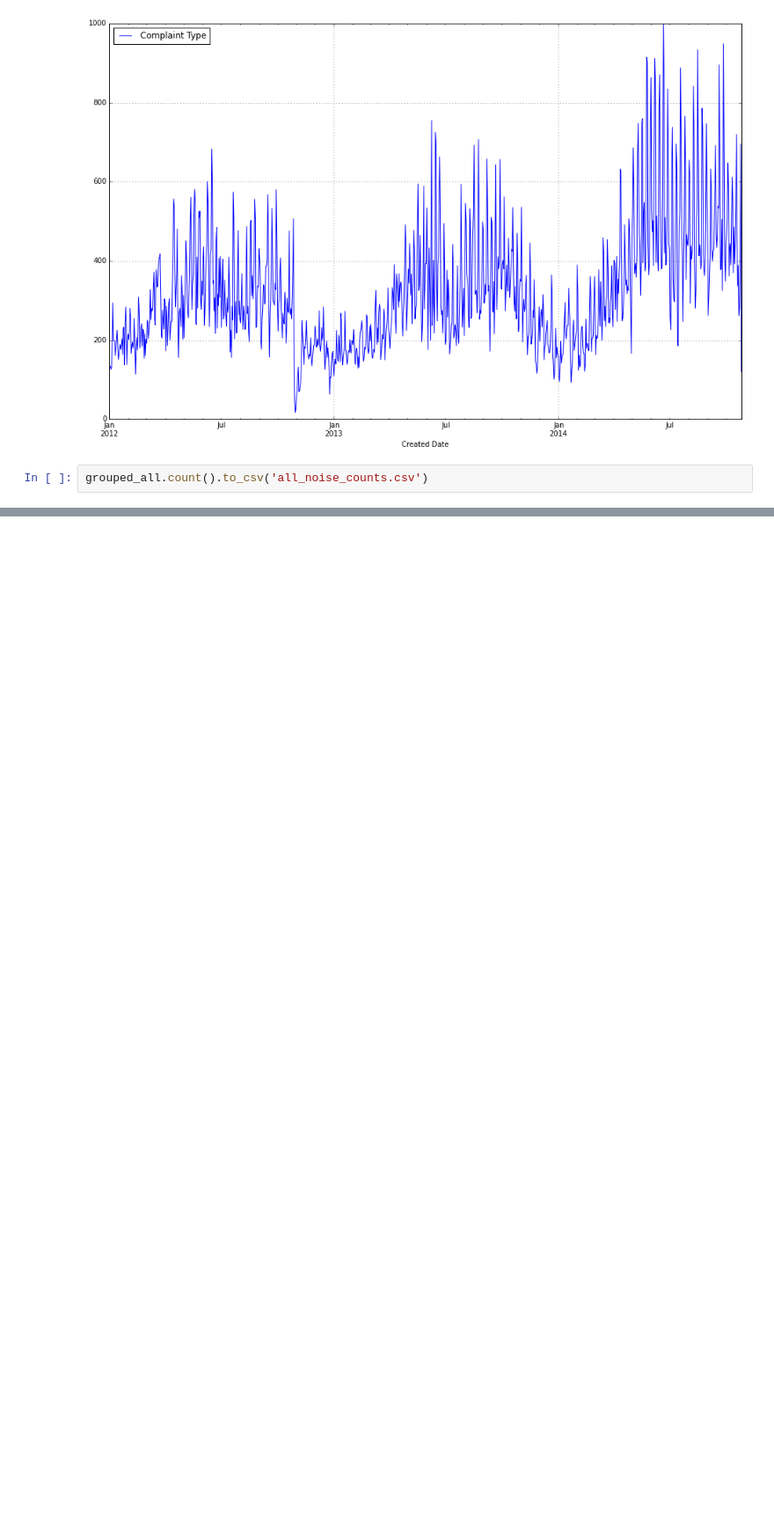
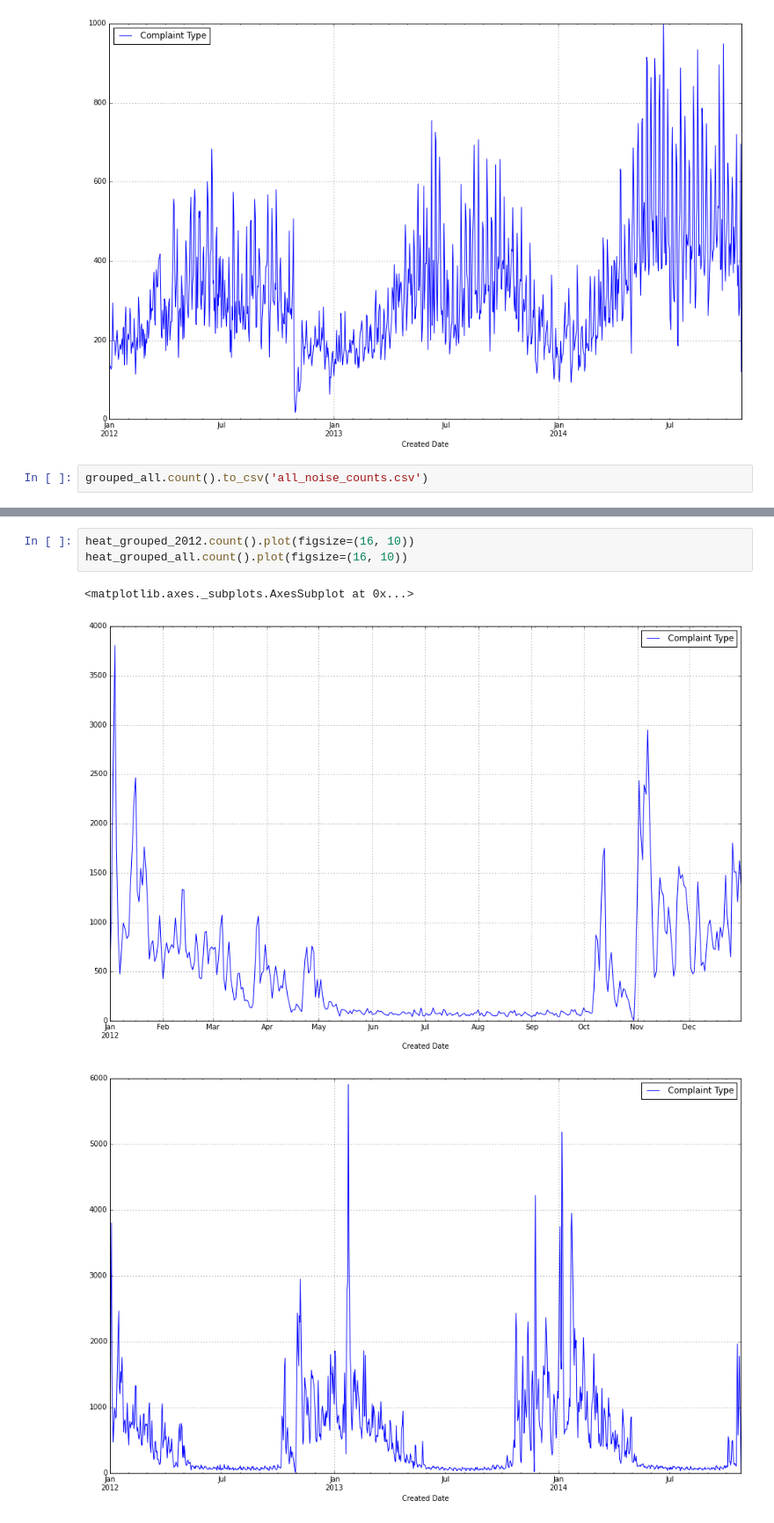
Before and after one commit to zunayed/noisyNYC, a Jupyter notebook: data_analysis/311_data.ipynb, the cells around one changed output, grey strips where cells are left out. Shown at 88% size. Drawn from its saved outputs; the diff is of its cells as text; blank space fills up the shorter version.

```diff
--- a/data_analysis/311_data.ipynb
+++ b/data_analysis/311_data.ipynb
@@ -50,0 +86,7 @@ grouped_all.count().to_csv('all_noise_counts.csv')
+# %%
+heat_grouped_2012.count().plot(figsize=(16, 10))
+heat_grouped_all.count().plot(figsize=(16, 10))
+# %% [output]
+<matplotlib.axes._subplots.AxesSubplot at 0x...>
+[figure, added]
+[figure, added]
```
Also changed, not shown: parts of 11 cells of this notebook.
